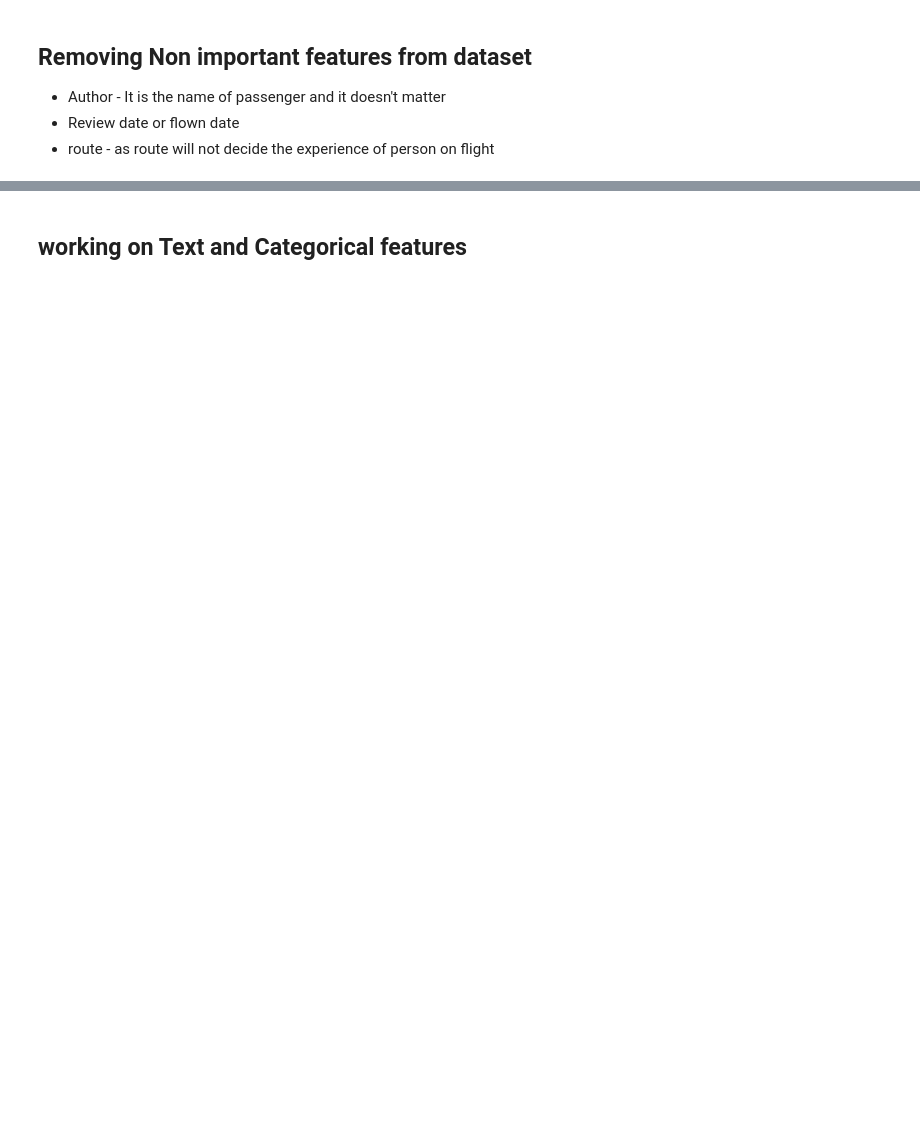
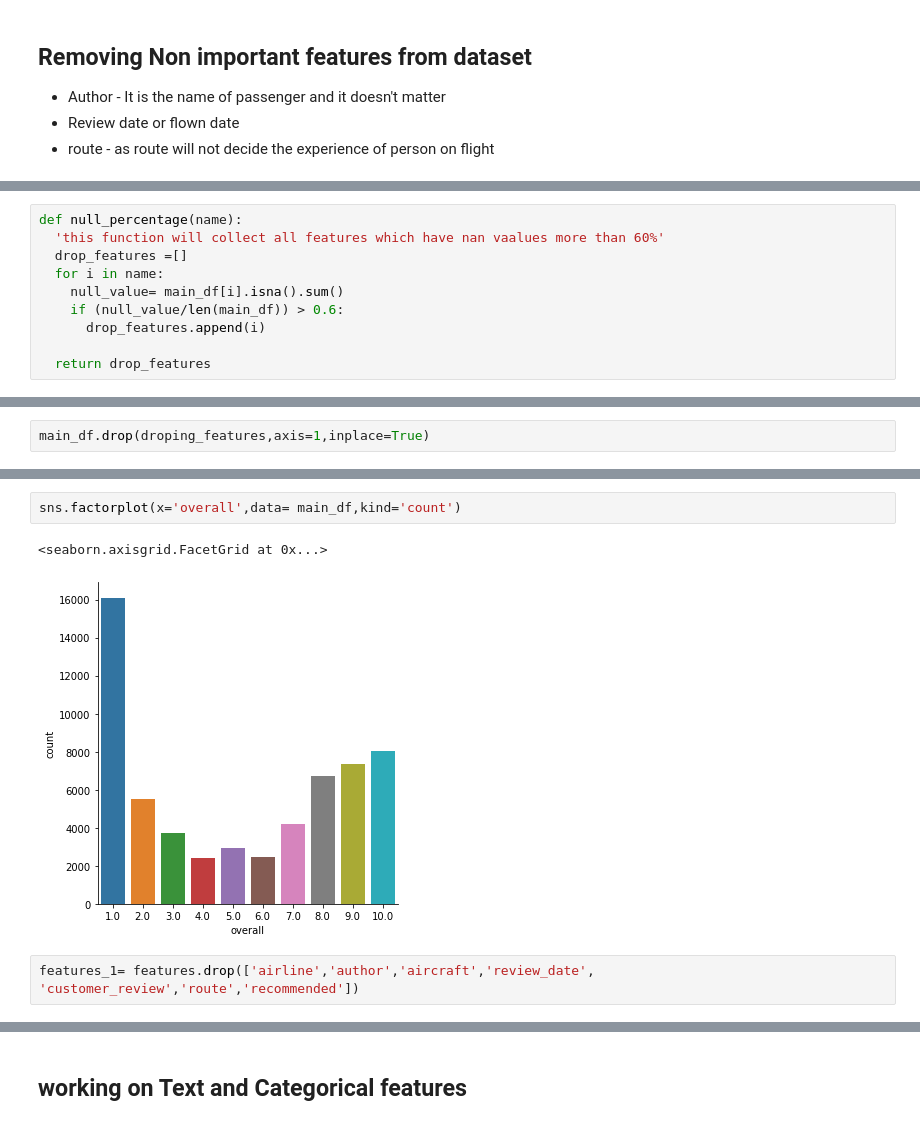
Before and after one commit to rajatpal00/Airline-passenger-referral-prediction, a Jupyter notebook: Rajat_Pal_Capstone_Project_Airline_passenger_referral_prediction_.ipynb, the cells around one changed output, grey strips where cells are left out. Drawn from its saved outputs; the diff is of its cells as text; blank space fills up the shorter version.

```diff
--- a/Rajat_Pal_Capstone_Project_Airline_passenger_referral_prediction_.ipynb
+++ b/Rajat_Pal_Capstone_Project_Airline_passenger_referral_prediction_.ipynb
@@ -133,0 +154,10 @@ Name: recommended, dtype: int64
+# %%
+def null_percentage(name):
+  'this function will collect all features which have nan vaalues more than 60%'
+  drop_features =[]
+  for i in name:
+    null_value= main_df[i].isna().sum()
+    if (null_value/len(main_df)) > 0.6:
+      drop_features.append(i)
+
+  return drop_features
@@ -133,0 +178,2 @@ Name: recommended, dtype: int64
+# %%
+main_df.drop(droping_features,axis=1,inplace=True)
@@ -133,0 +187,7 @@ Name: recommended, dtype: int64
+# %%
+sns.factorplot(x='overall',data= main_df,kind='count')
+# %% [output]
+<seaborn.axisgrid.FacetGrid at 0x...>
+[figure, added]
+# %%
+features_1= features.drop(['airline','author','aircraft','review_date', 'customer_review','route','recommended'])
```
Also changed, not shown: parts of 99 cells of this notebook.
